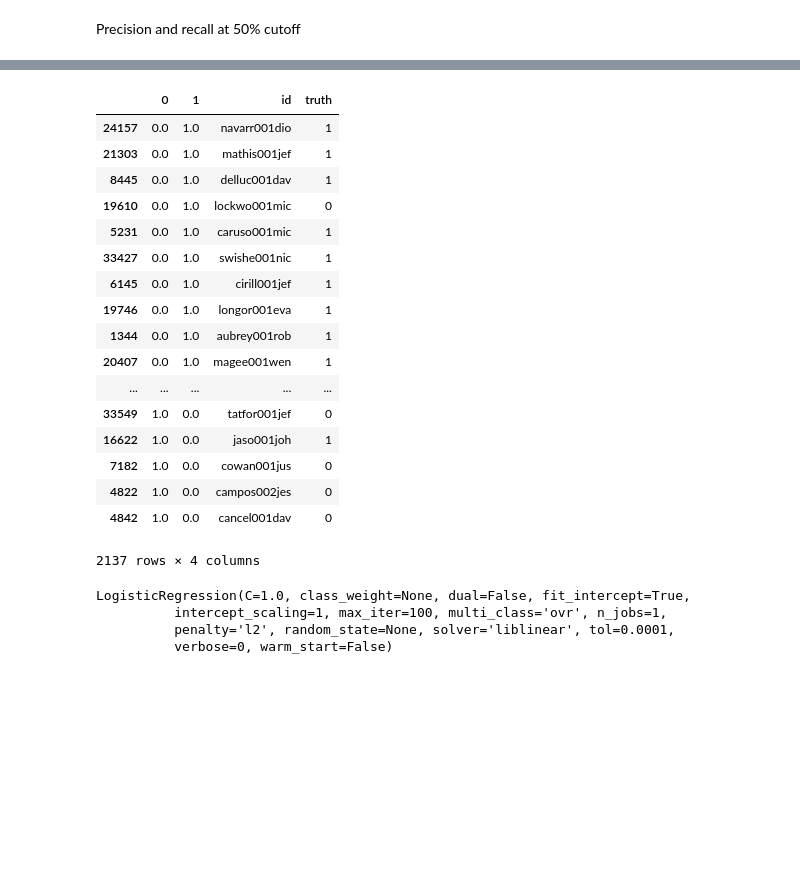
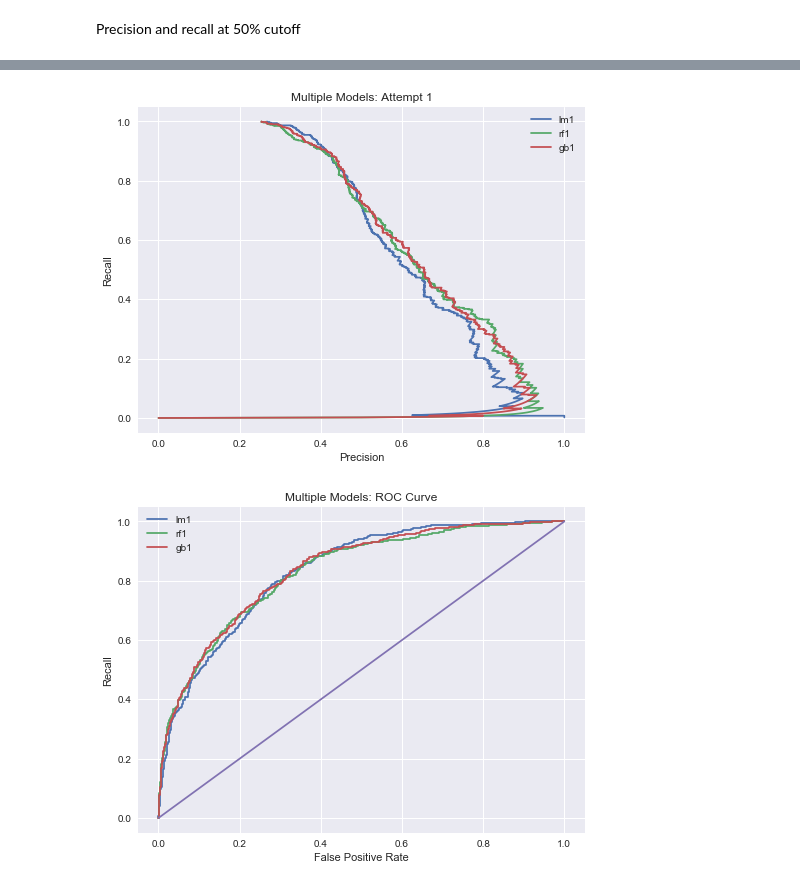
Before and after one commit to leem99/mcnulty, a Jupyter notebook: explorer_milb_batter_data.ipynb, the cells around one changed output, grey strips where cells are left out. Drawn from its saved outputs; the diff is of its cells as text; code cells hidden in the pictures; blank space fills up the shorter version.

Commit message:
cleaned up analysis code. Added models that include player profile data.

```diff
--- a/explorer_milb_batter_data.ipynb
+++ b/explorer_milb_batter_data.ipynb
@@ -385,31 +432,8 @@ plt.xlabel('Feasture',size=14);
-# %%
-pred_proba_df = pd.DataFrame(pred_proba_rf1,index = X1_test.index)
-pred_proba_df['id'] = X1_test['milb_id']
-pred_proba_df['truth'] = y1_test
-pred_proba_df.sort_values(1,ascending = False)
-# %% [output]
-|  | 0 | 1 | id | truth |
-| 24157 | 0.0 | 1.0 | navarr001dio | 1 |
-| 21303 | 0.0 | 1.0 | mathis001jef | 1 |
-| 8445 | 0.0 | 1.0 | delluc001dav | 1 |
-| 19610 | 0.0 | 1.0 | lockwo001mic | 0 |
-| 5231 | 0.0 | 1.0 | caruso001mic | 1 |
-| 33427 | 0.0 | 1.0 | swishe001nic | 1 |
-| 6145 | 0.0 | 1.0 | cirill001jef | 1 |
-| 19746 | 0.0 | 1.0 | longor001eva | 1 |
-| 1344 | 0.0 | 1.0 | aubrey001rob | 1 |
-| 20407 | 0.0 | 1.0 | magee001wen | 1 |
-| ... | ... | ... | ... | ... |
-| 33549 | 1.0 | 0.0 | tatfor001jef | 0 |
-| 16622 | 1.0 | 0.0 | jaso001joh | 1 |
-| 7182 | 1.0 | 0.0 | cowan001jus | 0 |
-| 4822 | 1.0 | 0.0 | campos002jes | 0 |
-| 4842 | 1.0 | 0.0 | cancel001dav | 0 |
-2137 rows × 4 columns
-# %%
-lm1
-# %% [output]
-LogisticRegression(C=1.0, class_weight=None, dual=False, fit_intercept=True,
-          intercept_scaling=1, max_iter=100, multi_class='ovr', n_jobs=1,
-          penalty='l2', random_state=None, solver='liblinear', tol=0.0001,
-          verbose=0, warm_start=False)
+# %%
+make_precision_recall_curves(pred_dict,y1_test)
+# %% [output]
+[figure, added]
+# %%
+ make_roc_curves(pred_dict,y1_test)
+# %% [output]
+[figure, added]
```
Also changed, not shown: parts of 28 cells of this notebook.
